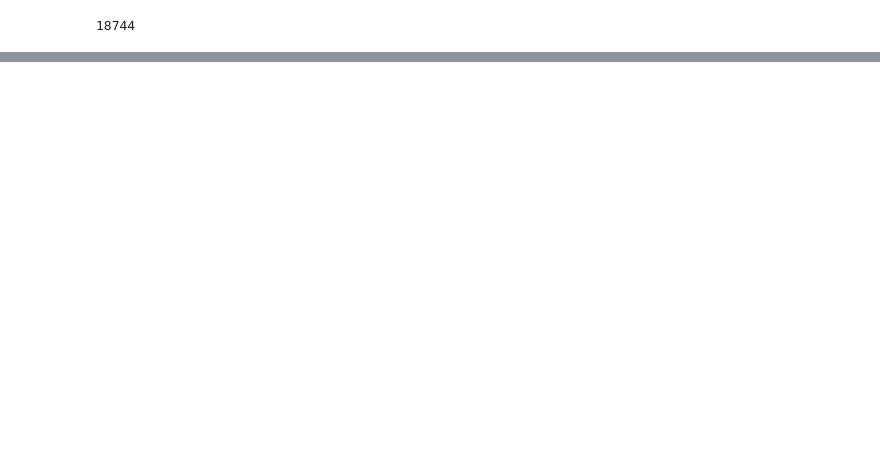
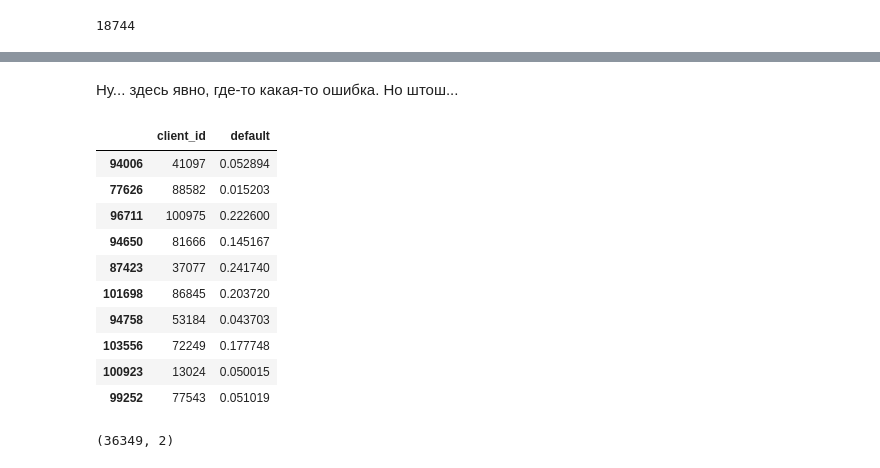
Before and after one commit to BasilPDS/CoursSF_L, a Jupyter notebook: module_5/module_5.ipynb, the cells around one changed output, grey strips where cells are left out. Saved outputs shown, nothing was run; the diff lists cells and outputs as text; code cells hidden in the pictures; blank space fills up the shorter version.

```diff
--- a/module_5/module_5.ipynb
+++ b/module_5/module_5.ipynb
@@ -2199,0 +2227,27 @@ Models
+# %% [markdown]
+Ну... здесь явно, где-то какая-то ошибка.
+Но штош...
+# %%
+# предсказание на тестовой модели и подготовка данных для сабмишн
+Model_5.fit(X_SM, Y_SM) # Учим на всем сете
+X_test = test.drop(columns = ['default', 'client_id'])
+y_probs = Model_5.predict_proba(X_test)[:,1]
+# %%
+test['default'] = y_probs
+# %%
+submission = test[['client_id','default']]
+display(submission.sample(10))
+display(submission.shape)
+# %% [output]
+|  | client_id | default |
+| 94006 | 41097 | 0.052894 |
+| 77626 | 88582 | 0.015203 |
+| 96711 | 100975 | 0.222600 |
+| 94650 | 81666 | 0.145167 |
+| 87423 | 37077 | 0.241740 |
+| 101698 | 86845 | 0.203720 |
+| 94758 | 53184 | 0.043703 |
+| 103556 | 72249 | 0.177748 |
+| 100923 | 13024 | 0.050015 |
+| 99252 | 77543 | 0.051019 |
+(36349, 2)
```
Also changed, not shown: parts of 148 cells of this notebook, 1 other file.
